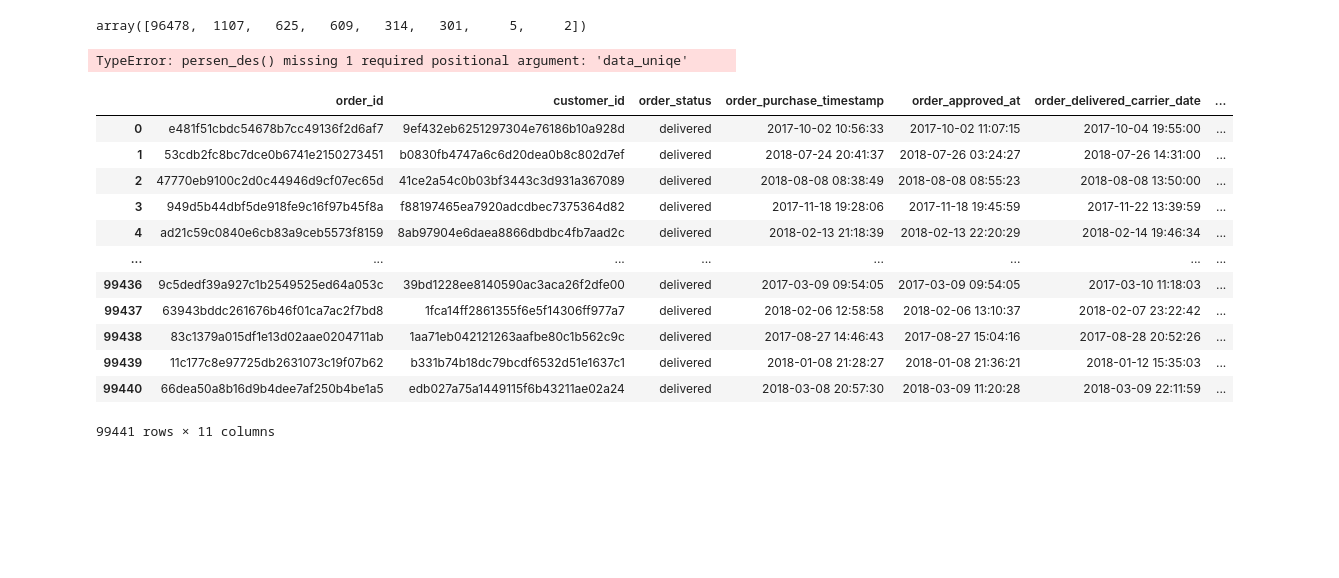
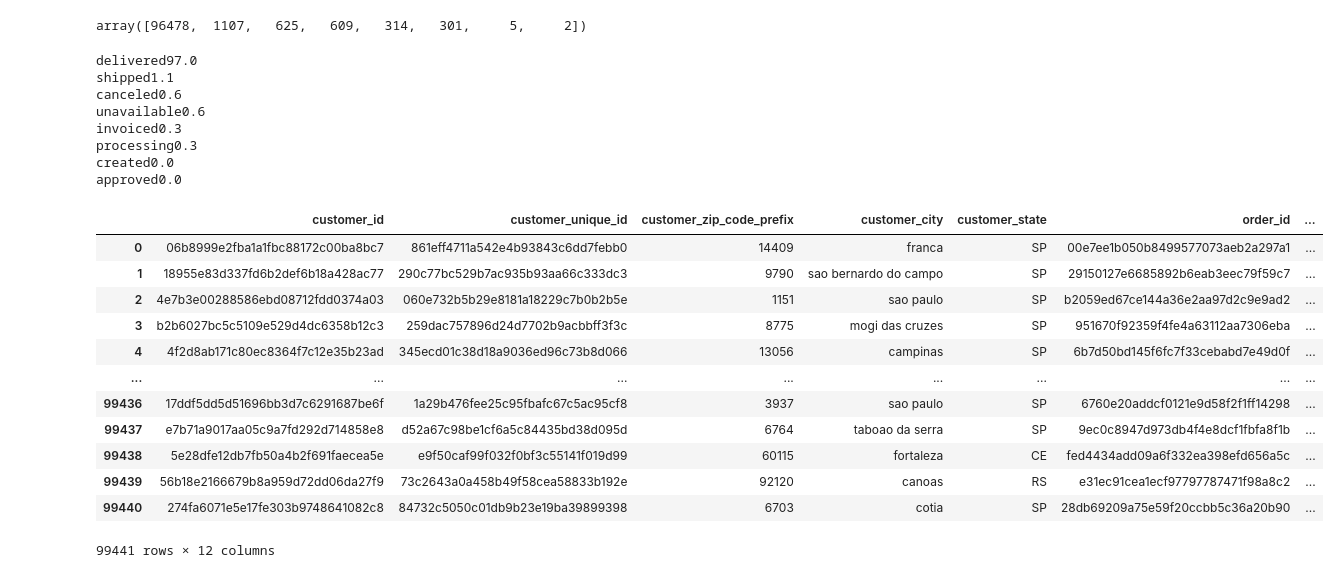
Before and after one commit to kayabaakihiko13/DQLAB-X-Gelar-Rasa, a Jupyter notebook: main.ipynb, the cells around one changed output. Saved outputs shown, nothing was run; the diff lists cells and outputs as text; code cells hidden in the pictures; blank space fills up the shorter version.

```diff
--- a/main.ipynb
+++ b/main.ipynb
@@ -340,23 +357,30 @@ array([96478,  1107,   625,   609,   314,   301,     5,     2])
 # data_order_status.columns=['status','count_status']
 # data_order_status.sort_values('count_status',ascending=False,inplace=True)
 # data_order_status
-persen_des(data_number=data_order_status.count_status.values)
+persen_des(data_order_status.status.unique(),data_number=data_order_status.count_status.values)
 # %% [output]
-TypeError: persen_des() missing 1 required positional argument: 'data_uniqe'
+delivered97.0
+shipped1.1
+canceled0.6
+unavailable0.6
+invoiced0.3
+processing0.3
+created0.0
+approved0.0
-# %%
-df_full=df_order.merge(df_customer,on='customer_id')
-df_full
-# %% [output]
-|  | order_id | customer_id | order_status | order_purchase_timestamp | order_approved_at | order_delivered_carrier_date | ... |
-| 0 | e481f51cbdc54678b7cc49136f2d6af7 | 9ef432eb6251297304e76186b10a928d | delivered | 2017-10-02 10:56:33 | 2017-10-02 11:07:15 | 2017-10-04 19:55:00 | ... |
-| 1 | 53cdb2fc8bc7dce0b6741e2150273451 | b0830fb4747a6c6d20dea0b8c802d7ef | delivered | 2018-07-24 20:41:37 | 2018-07-26 03:24:27 | 2018-07-26 14:31:00 | ... |
-| 2 | 47770eb9100c2d0c44946d9cf07ec65d | 41ce2a54c0b03bf3443c3d931a367089 | delivered | 2018-08-08 08:38:49 | 2018-08-08 08:55:23 | 2018-08-08 13:50:00 | ... |
-| 3 | 949d5b44dbf5de918fe9c16f97b45f8a | f88197465ea7920adcdbec7375364d82 | delivered | 2017-11-18 19:28:06 | 2017-11-18 19:45:59 | 2017-11-22 13:39:59 | ... |
-| 4 | ad21c59c0840e6cb83a9ceb5573f8159 | 8ab97904e6daea8866dbdbc4fb7aad2c | delivered | 2018-02-13 21:18:39 | 2018-02-13 22:20:29 | 2018-02-14 19:46:34 | ... |
-| ... | ... | ... | ... | ... | ... | ... | ... |
-| 99436 | 9c5dedf39a927c1b2549525ed64a053c | 39bd1228ee8140590ac3aca26f2dfe00 | delivered | 2017-03-09 09:54:05 | 2017-03-09 09:54:05 | 2017-03-10 11:18:03 | ... |
-| 99437 | 63943bddc261676b46f01ca7ac2f7bd8 | 1fca14ff2861355f6e5f14306ff977a7 | delivered | 2018-02-06 12:58:58 | 2018-02-06 13:10:37 | 2018-02-07 23:22:42 | ... |
-| 99438 | 83c1379a015df1e13d02aae0204711ab | 1aa71eb042121263aafbe80c1b562c9c | delivered | 2017-08-27 14:46:43 | 2017-08-27 15:04:16 | 2017-08-28 20:52:26 | ... |
-| 99439 | 11c177c8e97725db2631073c19f07b62 | b331b74b18dc79bcdf6532d51e1637c1 | delivered | 2018-01-08 21:28:27 | 2018-01-08 21:36:21 | 2018-01-12 15:35:03 | ... |
-| 99440 | 66dea50a8b16d9b4dee7af250b4be1a5 | edb027a75a1449115f6b43211ae02a24 | delivered | 2018-03-08 20:57:30 | 2018-03-09 11:20:28 | 2018-03-09 22:11:59 | ... |
-99441 rows × 11 columns
+# %%
+df_combine=df_customer.merge(df_order,on='customer_id',how='left')
+df_combine
+# %% [output]
+|  | customer_id | customer_unique_id | customer_zip_code_prefix | customer_city | customer_state | order_id | ... |
+| 0 | 06b8999e2fba1a1fbc88172c00ba8bc7 | 861eff4711a542e4b93843c6dd7febb0 | 14409 | franca | SP | 00e7ee1b050b8499577073aeb2a297a1 | ... |
+| 1 | 18955e83d337fd6b2def6b18a428ac77 | 290c77bc529b7ac935b93aa66c333dc3 | 9790 | sao bernardo do campo | SP | 29150127e6685892b6eab3eec79f59c7 | ... |
+| 2 | 4e7b3e00288586ebd08712fdd0374a03 | 060e732b5b29e8181a18229c7b0b2b5e | 1151 | sao paulo | SP | b2059ed67ce144a36e2aa97d2c9e9ad2 | ... |
+| 3 | b2b6027bc5c5109e529d4dc6358b12c3 | 259dac757896d24d7702b9acbbff3f3c | 8775 | mogi das cruzes | SP | 951670f92359f4fe4a63112aa7306eba | ... |
+| 4 | 4f2d8ab171c80ec8364f7c12e35b23ad | 345ecd01c38d18a9036ed96c73b8d066 | 13056 | campinas | SP | 6b7d50bd145f6fc7f33cebabd7e49d0f | ... |
+| ... | ... | ... | ... | ... | ... | ... | ... |
+| 99436 | 17ddf5dd5d51696bb3d7c6291687be6f | 1a29b476fee25c95fbafc67c5ac95cf8 | 3937 | sao paulo | SP | 6760e20addcf0121e9d58f2f1ff14298 | ... |
+| 99437 | e7b71a9017aa05c9a7fd292d714858e8 | d52a67c98be1cf6a5c84435bd38d095d | 6764 | taboao da serra | SP | 9ec0c8947d973db4f4e8dcf1fbfa8f1b | ... |
+| 99438 | 5e28dfe12db7fb50a4b2f691faecea5e | e9f50caf99f032f0bf3c55141f019d99 | 60115 | fortaleza | CE | fed4434add09a6f332ea398efd656a5c | ... |
+| 99439 | 56b18e2166679b8a959d72dd06da27f9 | 73c2643a0a458b49f58cea58833b192e | 92120 | canoas | RS | e31ec91cea1ecf97797787471f98a8c2 | ... |
+| 99440 | 274fa6071e5e17fe303b9748641082c8 | 84732c5050c01db9b23e19ba39899398 | 6703 | cotia | SP | 28db69209a75e59f20ccbb5c36a20b90 | ... |
+99441 rows × 12 columns
```
Also changed, not shown: parts of 11 cells of this notebook, 1 other file.
